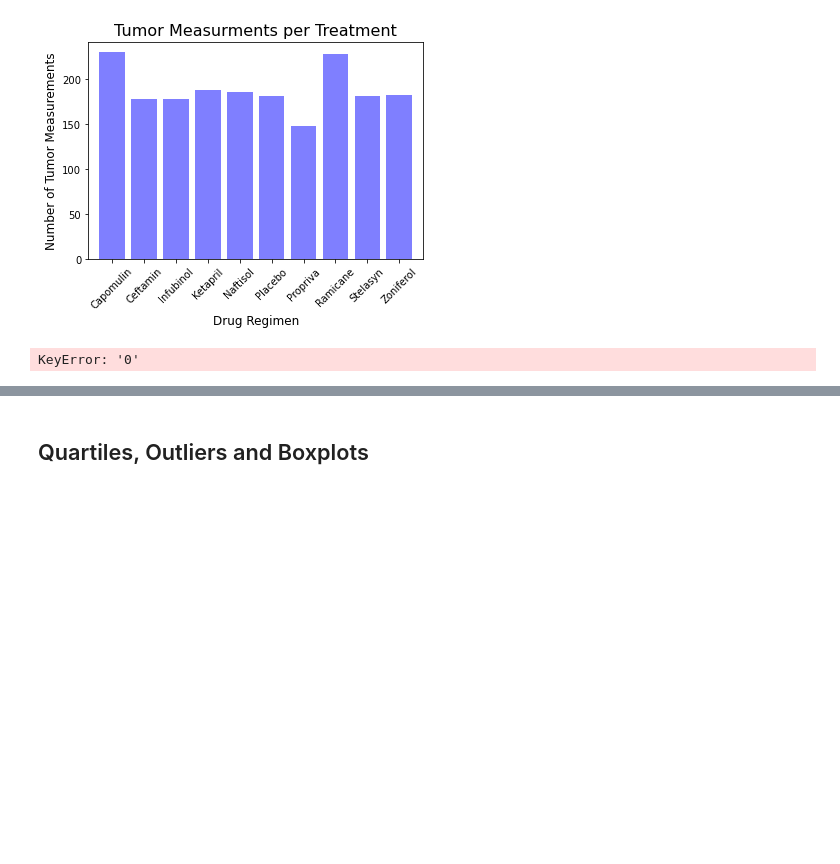
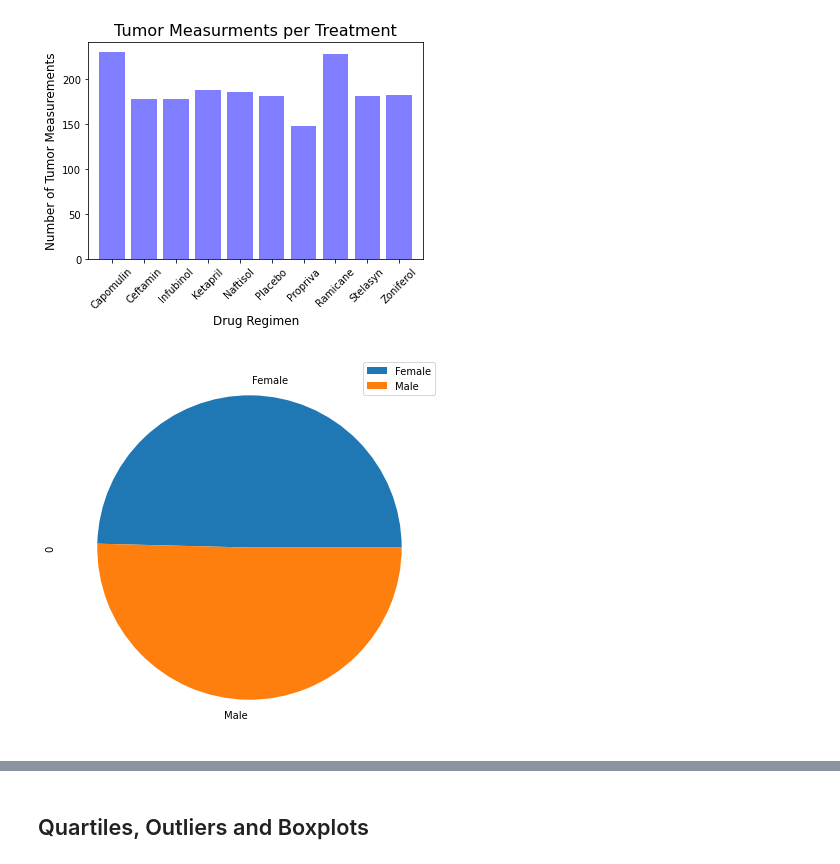
Before and after one commit to Tman2111/matplotlib_homework, a Jupyter notebook: Instructions/Pymaceuticals/pymaceuticals_starter.ipynb, the cells around one changed output, grey strips where cells are left out. Cells and saved outputs as stored; diff of their text form; code cells hidden in the pictures; blank space fills up the shorter version.

```diff
--- a/Instructions/Pymaceuticals/pymaceuticals_starter.ipynb
+++ b/Instructions/Pymaceuticals/pymaceuticals_starter.ipynb
@@ -171,13 +171,13 @@ Text(0, 0.5, 'Number of Tumor Measurements')
 # %%
 # Generate a pie plot showing the distribution of female versus male mice using pandas
 gender_stats = clean_df.groupby(['Mouse ID', 'Sex'])
 gender_df = pd.DataFrame(gender_stats.size())
 
 gender_totals = pd.DataFrame(gender_df.groupby(["Sex"]).count())
-#gender_totals
+gender_totals[0]
 
-plot = gender_totals.plot.pie(y="Sex", figsize=(5,5))
+plot = gender_totals.plot.pie(y=0, figsize=(7,7))
 # %% [output]
-KeyError: '0'
+[figure, added]
 # %%
 # Generate a pie plot showing the distribution of female versus male mice using pyplot
```
Also changed, not shown: parts of 1 cell of this notebook.
